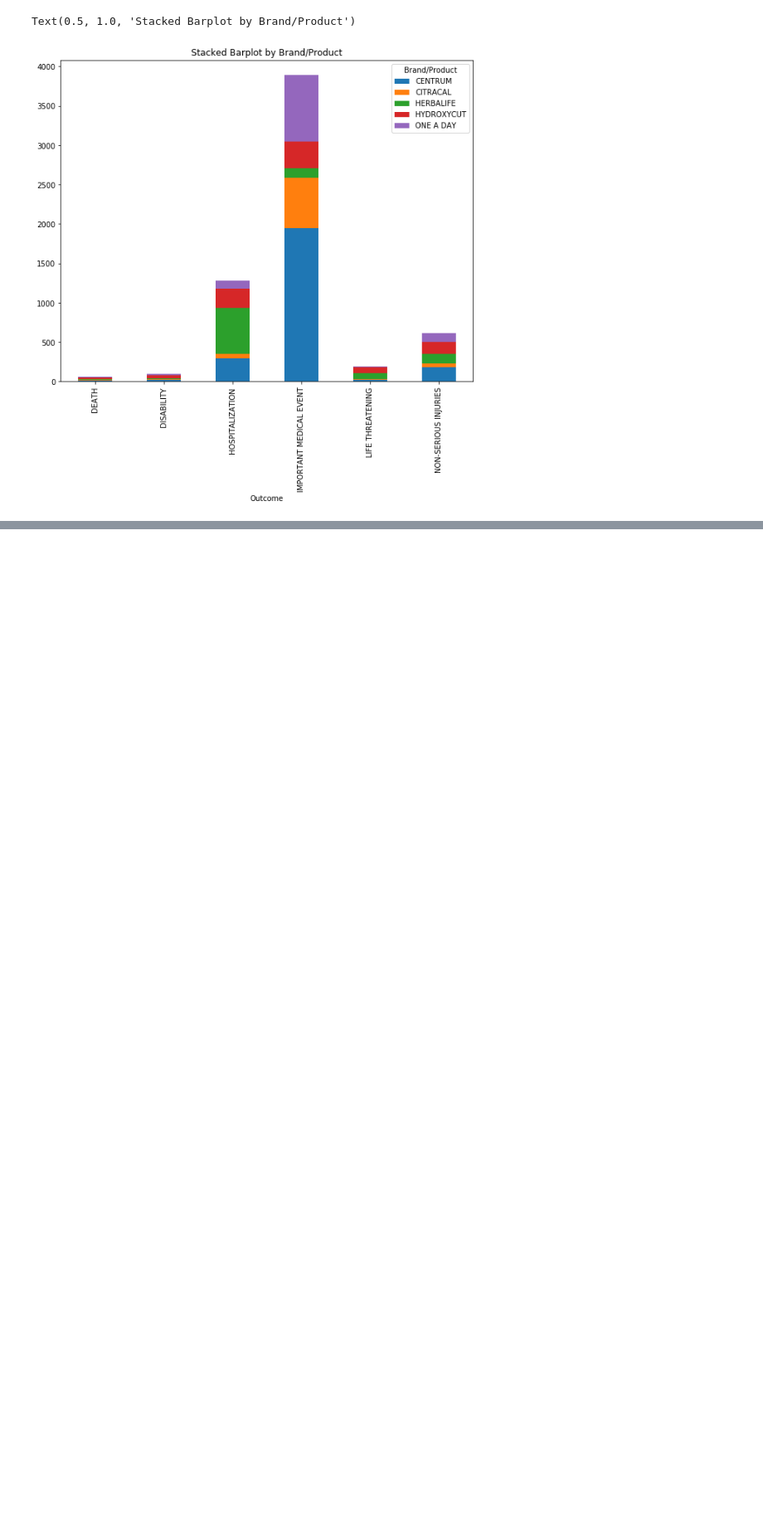
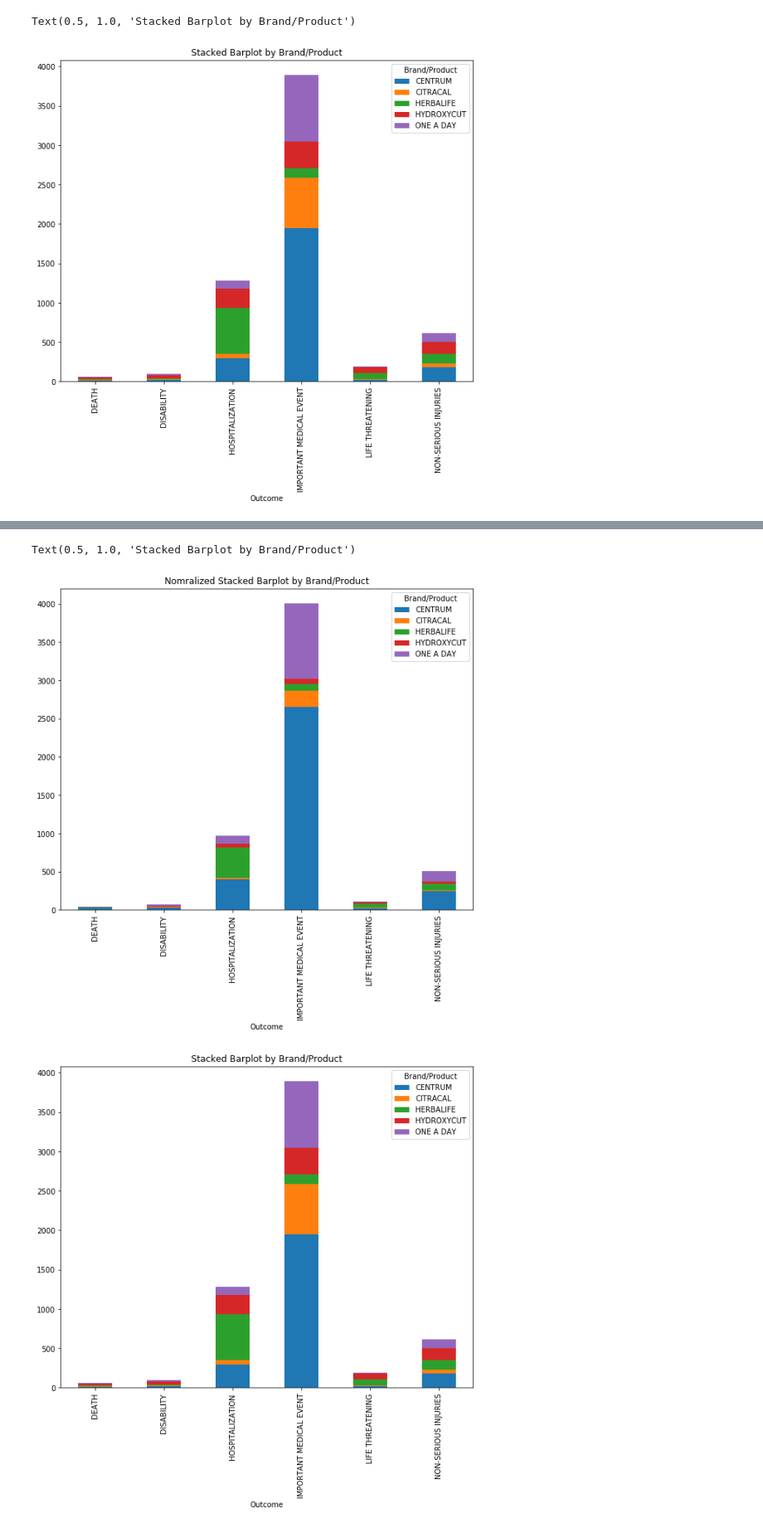
Before and after one commit to ying-li-python/Vita-Mine, a Jupyter notebook: PROJECT.ipynb, the cells around one changed output, grey strips where cells are left out. Shown at 83% size. Drawn from its saved outputs; the diff is of its cells as text; code cells hidden in the pictures; blank space fills up the shorter version.

```diff
--- a/PROJECT.ipynb
+++ b/PROJECT.ipynb
@@ -194,3 +196,12 @@ plt.title("Stacked Barplot by Brand/Product")
 # %% [output]
 Text(0.5, 1.0, 'Stacked Barplot by Brand/Product')
 [figure]
+# %%
+dfprod2=df.loc[(df["Brand/Product"]=="CENTRUM")|(df["Brand/Product"]=="ONE A DAY")|(df["Brand/Product"]=="HERBALIFE")|(df["Brand/Product"]=="HYDROXYCUT")|(df["Brand/Product"]=="CITRACAL")]
+df2222=pd.DataFrame()
+df2222=dfprod2.groupby(["Year","Brand/Product"])["Outcome"].count()
+df2222=pd.DataFrame(df2222)
+df2222.reset_index(inplace=True)
+df2221=df2222.pivot(index="Year", columns="Brand/Product",values="Outcome")
+df2221=df2221.fillna(0)
+df2221[:-1]
@@ -196,0 +224,9 @@ Text(0.5, 1.0, 'Stacked Barplot by Brand/Product')
+# %%
+ddd=np.log(1+df2221[:-1].pct_change())
+ddd=ddd.fillna(0)
+ddd=ddd.replace(np.inf, 0)
+ddd["CITRACAL"][2006]=0
+ddd=ddd[1:]
+ddd2=np.prod(np.exp(ddd))
+ddd2=ddd2*100
+ddd2
@@ -197 +241,11 @@ Text(0.5, 1.0, 'Stacked Barplot by Brand/Product')
+# %%
+zzx=round(dfprod1/np.sum(dfprod1)*ddd2,0)
+zzx.plot(kind="bar", stacked=True, figsize=(10,8))
+plt.title("Nomralized Stacked Barplot by Brand/Product")
+dfprod1.plot(kind="bar", stacked=True, figsize=(10,8))
+plt.title("Stacked Barplot by Brand/Product")
+# %% [output]
+Text(0.5, 1.0, 'Stacked Barplot by Brand/Product')
+[figure, added]
+[figure, added]
 # %%
```
Also changed, not shown: parts of 7 cells of this notebook, 2 other files.
